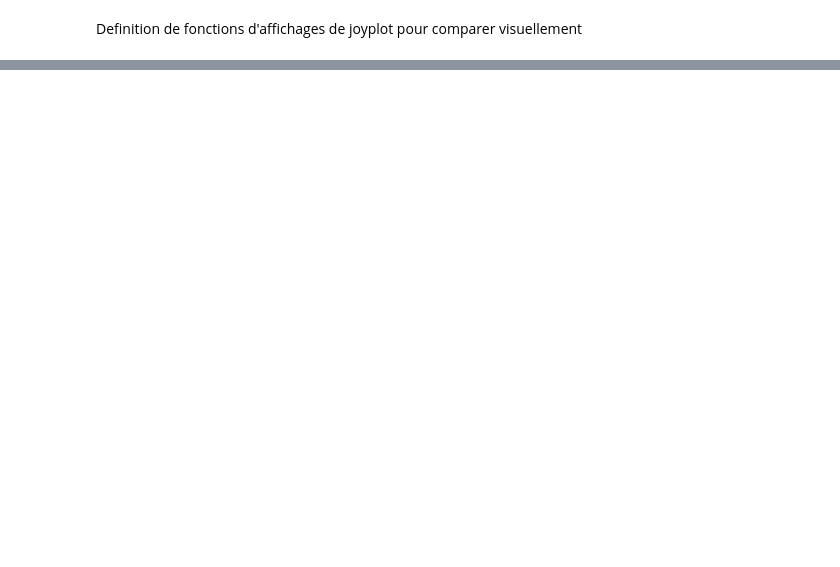
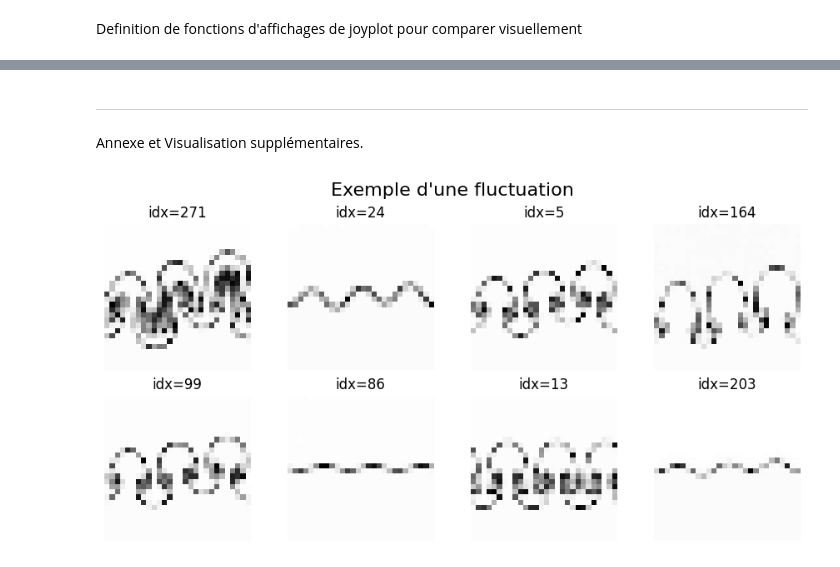
Before and after one commit to Samuel-Chapuis/Rayleigh-Taylor-Generative-Surrogate, a Jupyter notebook: analyse_reslutat/VisualisationPT.ipynb, the cells around one changed output, grey strips where cells are left out. Saved outputs shown, nothing was run; the diff lists cells and outputs as text; code cells hidden in the pictures; blank space fills up the shorter version.

```diff
--- a/analyse_reslutat/VisualisationPT.ipynb
+++ b/analyse_reslutat/VisualisationPT.ipynb
@@ -573,0 +676,8 @@ plt.show()
+# %% [markdown]
+---
+Annexe et Visualisation supplémentaires.
+# %%
+fluctuation_val = np.abs(val_stats - val_stats.mean())
+show_grid(fluctuation_val, n=8, cols=4, save=False, save_path="fluctuation.png", title="Exemple d'une fluctuation", colorbar=False)
+# %% [output]
+[figure, added]
```
Also changed, not shown: parts of 10 cells of this notebook.
